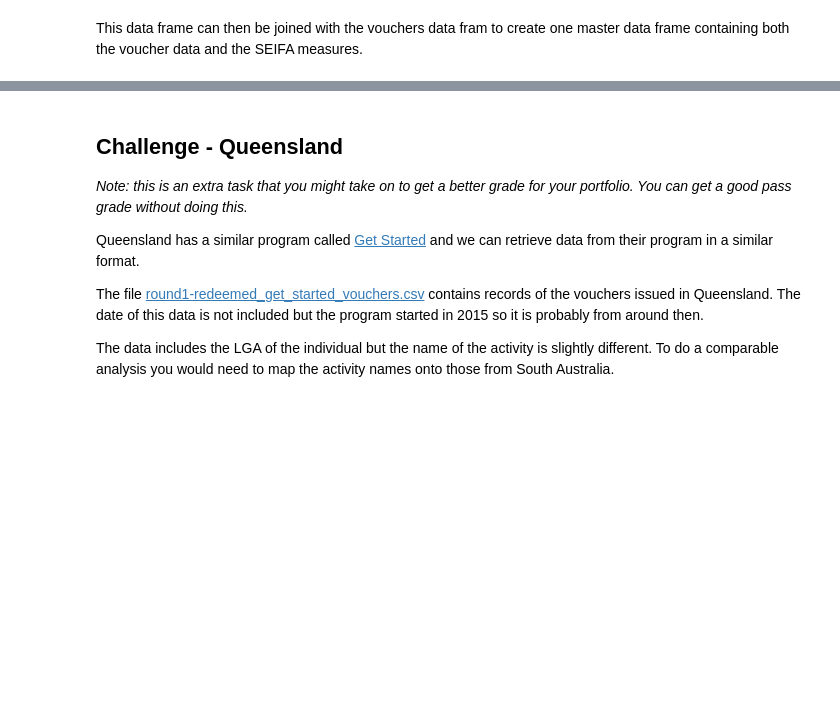
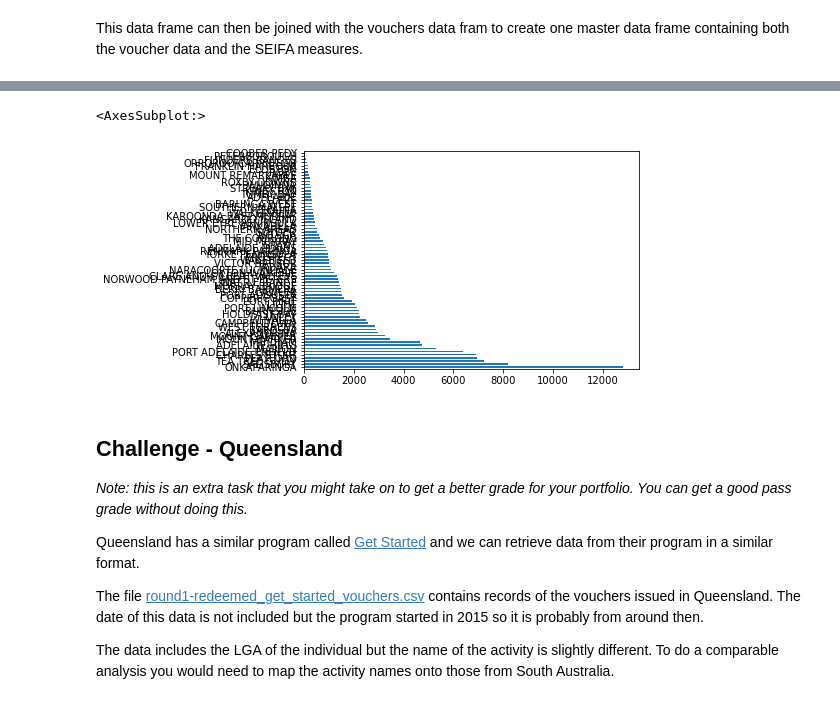
Before and after one commit to Michael-Kneale/Data-Analysis-Portfolio, a Jupyter notebook: Portfolio 2.ipynb, the cells around one changed output, grey strips where cells are left out. Saved outputs shown, nothing was run; the diff lists cells and outputs as text; code cells hidden in the pictures; blank space fills up the shorter version.

```diff
--- a/Portfolio 2.ipynb
+++ b/Portfolio 2.ipynb
@@ -123,3 +126,8 @@ The number of vouchers varies greatly from sport to sport. There are three sport
+# %%
+sa_vouchers_scores['Participant_LGA'].value_counts().plot(kind='barh')
+# %% [output]
+<AxesSubplot:>
+[figure, added]
 # %% [markdown]
 ## Challenge - Queensland
 
```
Also changed, not shown: parts of 1 cell of this notebook, 1 other file.
